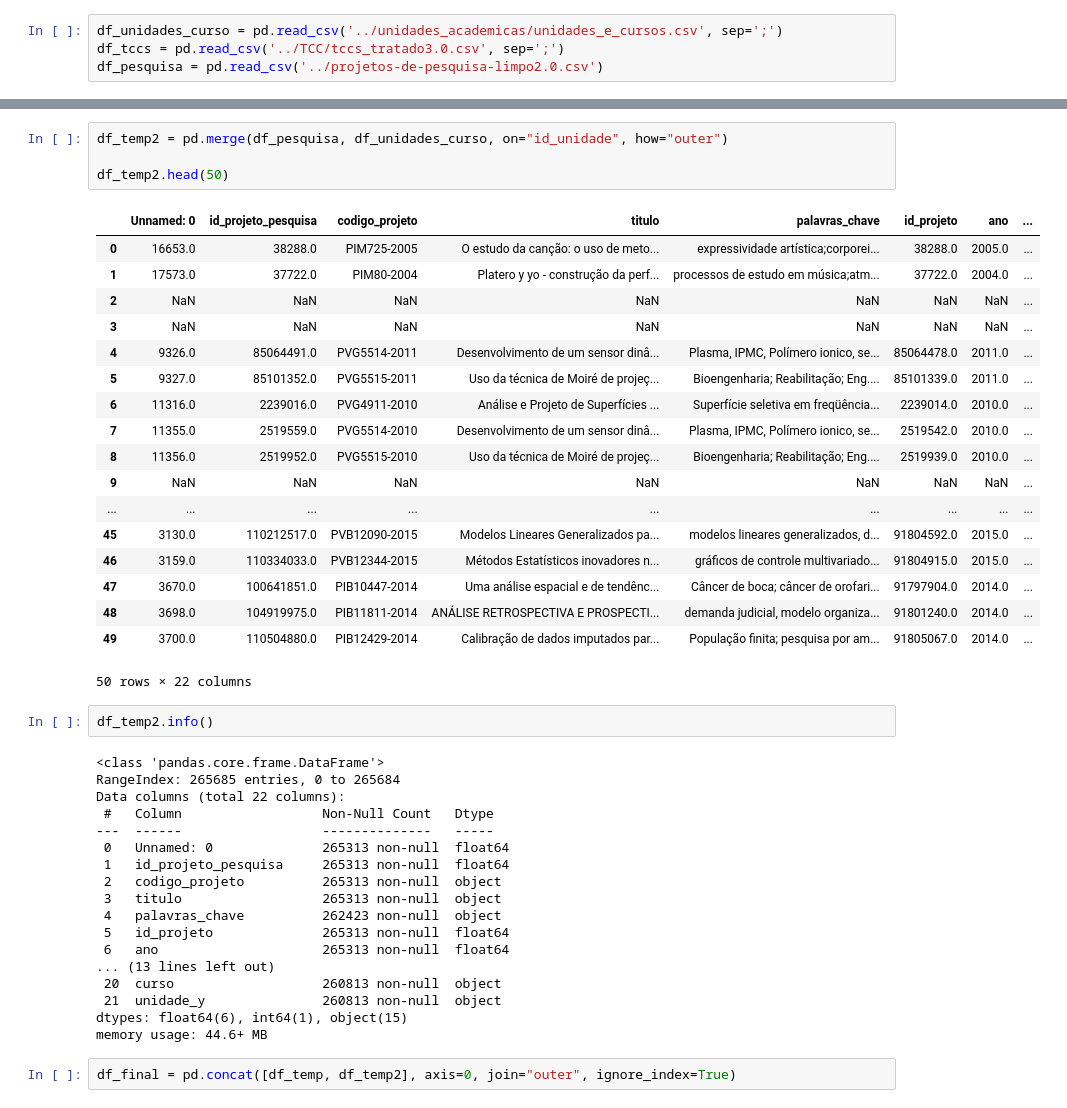
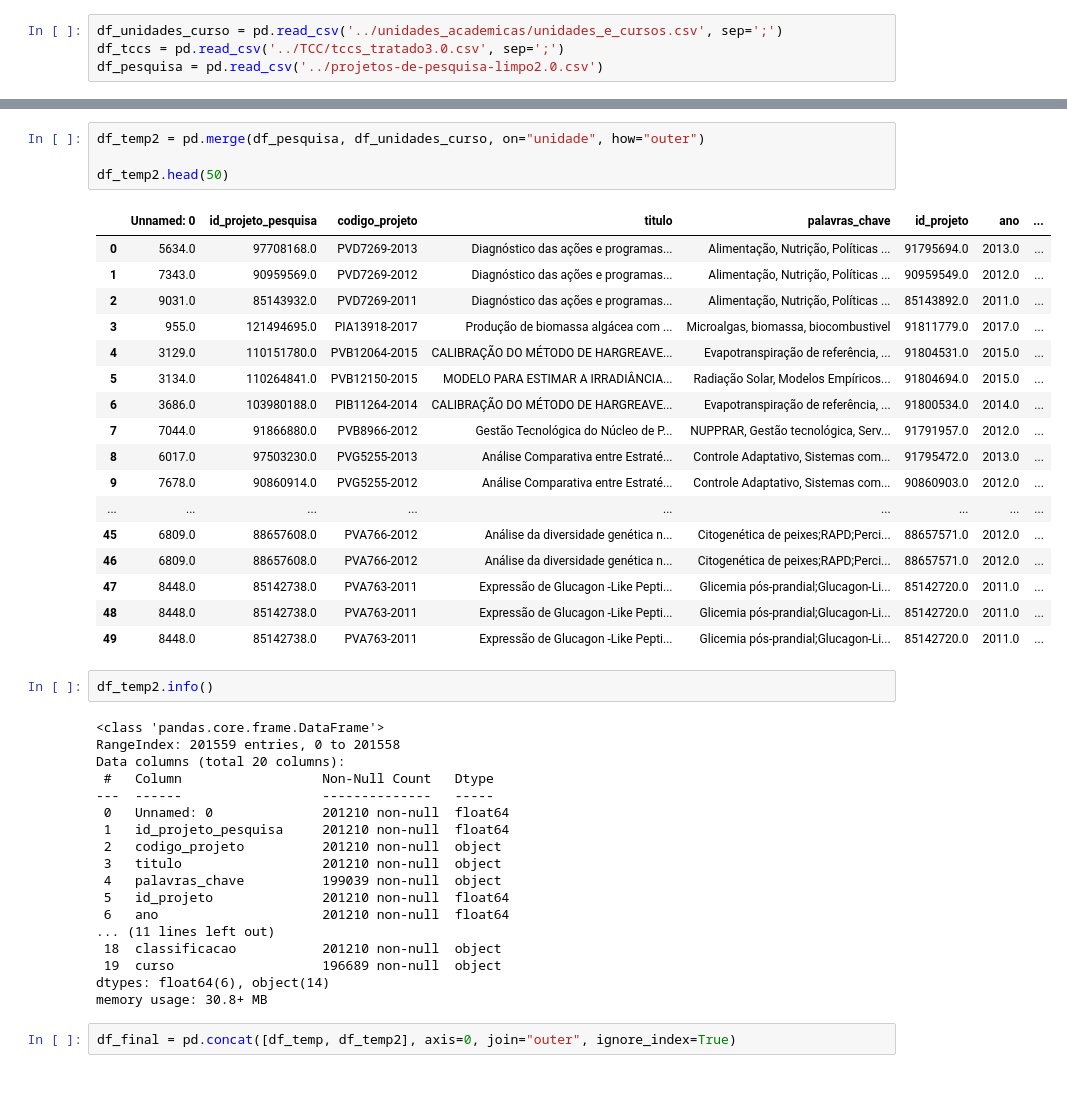
Before and after one commit to marcosdito/ciencia_de_dados, a Jupyter notebook: concatenacao/unidades_concatenado.ipynb, the cells around one changed output, grey strips where cells are left out. Cells and saved outputs as stored; diff of their text form.

Commit message:
update com merge correto

```diff
--- a/concatenacao/unidades_concatenado.ipynb
+++ b/concatenacao/unidades_concatenado.ipynb
@@ -89,46 +99,45 @@ memory usage: 13.3+ MB
 # %%
-df_temp2 = pd.merge(df_pesquisa, df_unidades_curso, on="id_unidade", how="outer")
+df_temp2 = pd.merge(df_pesquisa, df_unidades_curso, on="unidade", how="outer")
 
 df_temp2.head(50)
 # %% [output]
 |  | Unnamed: 0 | id_projeto_pesquisa | codigo_projeto | titulo | palavras_chave | id_projeto | ano | ... |
-| 0 | 16653.0 | 38288.0 | PIM725-2005 | O estudo da canção: o uso de meto... | expressividade artística;corporei... | 38288.0 | 2005.0 | ... |
-| 1 | 17573.0 | 37722.0 | PIM80-2004 | Platero y yo - construção da perf... | processos de estudo em música;atm... | 37722.0 | 2004.0 | ... |
-| 2 | NaN | NaN | NaN | NaN | NaN | NaN | NaN | ... |
-| 3 | NaN | NaN | NaN | NaN | NaN | NaN | NaN | ... |
-| 4 | 9326.0 | 85064491.0 | PVG5514-2011 | Desenvolvimento de um sensor dinâ... | Plasma, IPMC, Polímero ionico, se... | 85064478.0 | 2011.0 | ... |
-| 5 | 9327.0 | 85101352.0 | PVG5515-2011 | Uso da técnica de Moiré de projeç... | Bioengenharia; Reabilitação; Eng.... | 85101339.0 | 2011.0 | ... |
-| 6 | 11316.0 | 2239016.0 | PVG4911-2010 | Análise e Projeto de Superfícies ... | Superfície seletiva em freqüência... | 2239014.0 | 2010.0 | ... |
-| 7 | 11355.0 | 2519559.0 | PVG5514-2010 | Desenvolvimento de um sensor dinâ... | Plasma, IPMC, Polímero ionico, se... | 2519542.0 | 2010.0 | ... |
-| 8 | 11356.0 | 2519952.0 | PVG5515-2010 | Uso da técnica de Moiré de projeç... | Bioengenharia; Reabilitação; Eng.... | 2519939.0 | 2010.0 | ... |
-| 9 | NaN | NaN | NaN | NaN | NaN | NaN | NaN | ... |
+| 0 | 5634.0 | 97708168.0 | PVD7269-2013 | Diagnóstico das ações e programas... | Alimentação, Nutrição, Políticas ... | 91795694.0 | 2013.0 | ... |
+| 1 | 7343.0 | 90959569.0 | PVD7269-2012 | Diagnóstico das ações e programas... | Alimentação, Nutrição, Políticas ... | 90959549.0 | 2012.0 | ... |
+| 2 | 9031.0 | 85143932.0 | PVD7269-2011 | Diagnóstico das ações e programas... | Alimentação, Nutrição, Políticas ... | 85143892.0 | 2011.0 | ... |
+| 3 | 955.0 | 121494695.0 | PIA13918-2017 | Produção de biomassa algácea com ... | Microalgas, biomassa, biocombustivel | 91811779.0 | 2017.0 | ... |
+| 4 | 3129.0 | 110151780.0 | PVB12064-2015 | CALIBRAÇÃO DO MÉTODO DE HARGREAVE... | Evapotranspiração de referência, ... | 91804531.0 | 2015.0 | ... |
+| 5 | 3134.0 | 110264841.0 | PVB12150-2015 | MODELO PARA ESTIMAR A IRRADIÂNCIA... | Radiação Solar, Modelos Empíricos... | 91804694.0 | 2015.0 | ... |
+| 6 | 3686.0 | 103980188.0 | PIB11264-2014 | CALIBRAÇÃO DO MÉTODO DE HARGREAVE... | Evapotranspiração de referência, ... | 91800534.0 | 2014.0 | ... |
+| 7 | 7044.0 | 91866880.0 | PVB8966-2012 | Gestão Tecnológica do Núcleo de P... | NUPPRAR, Gestão tecnológica, Serv... | 91791957.0 | 2012.0 | ... |
+| 8 | 6017.0 | 97503230.0 | PVG5255-2013 | Análise Comparativa entre Estraté... | Controle Adaptativo, Sistemas com... | 91795472.0 | 2013.0 | ... |
+| 9 | 7678.0 | 90860914.0 | PVG5255-2012 | Análise Comparativa entre Estraté... | Controle Adaptativo, Sistemas com... | 90860903.0 | 2012.0 | ... |
 | ... | ... | ... | ... | ... | ... | ... | ... | ... |
-| 45 | 3130.0 | 110212517.0 | PVB12090-2015 | Modelos Lineares Generalizados pa... | modelos lineares generalizados, d... | 91804592.0 | 2015.0 | ... |
-| 46 | 3159.0 | 110334033.0 | PVB12344-2015 | Métodos Estatísticos inovadores n... | gráficos de controle multivariado... | 91804915.0 | 2015.0 | ... |
-| 47 | 3670.0 | 100641851.0 | PIB10447-2014 | Uma análise espacial e de tendênc... | Câncer de boca; câncer de orofari... | 91797904.0 | 2014.0 | ... |
-| 48 | 3698.0 | 104919975.0 | PIB11811-2014 | ANÁLISE RETROSPECTIVA E PROSPECTI... | demanda judicial, modelo organiza... | 91801240.0 | 2014.0 | ... |
-| 49 | 3700.0 | 110504880.0 | PIB12429-2014 | Calibração de dados imputados par... | População finita; pesquisa por am... | 91805067.0 | 2014.0 | ... |
+| 45 | 6809.0 | 88657608.0 | PVA766-2012 | Análise da diversidade genética n... | Citogenética de peixes;RAPD;Perci... | 88657571.0 | 2012.0 | ... |
+| 46 | 6809.0 | 88657608.0 | PVA766-2012 | Análise da diversidade genética n... | Citogenética de peixes;RAPD;Perci... | 88657571.0 | 2012.0 | ... |
+| 47 | 8448.0 | 85142738.0 | PVA763-2011 | Expressão de Glucagon -Like Pepti... | Glicemia pós-prandial;Glucagon-Li... | 85142720.0 | 2011.0 | ... |
+| 48 | 8448.0 | 85142738.0 | PVA763-2011 | Expressão de Glucagon -Like Pepti... | Glicemia pós-prandial;Glucagon-Li... | 85142720.0 | 2011.0 | ... |
+| 49 | 8448.0 | 85142738.0 | PVA763-2011 | Expressão de Glucagon -Like Pepti... | Glicemia pós-prandial;Glucagon-Li... | 85142720.0 | 2011.0 | ... |
-50 rows × 22 columns
 # %%
 df_temp2.info()
 # %% [output]
 <class 'pandas.core.frame.DataFrame'>
-RangeIndex: 265685 entries, 0 to 265684
-Data columns (total 22 columns):
+RangeIndex: 201559 entries, 0 to 201558
+Data columns (total 20 columns):
  #   Column                  Non-Null Count   Dtype
 ---  ------                  --------------   -----
- 0   Unnamed: 0              265313 non-null  float64
- 1   id_projeto_pesquisa     265313 non-null  float64
- 2   codigo_projeto          265313 non-null  object
- 3   titulo                  265313 non-null  object
- 4   palavras_chave          262423 non-null  object
- 5   id_projeto              265313 non-null  float64
- 6   ano                     265313 non-null  float64
-... (13 lines left out)
- 20  curso                   260813 non-null  object
- 21  unidade_y               260813 non-null  object
-dtypes: float64(6), int64(1), object(15)
-memory usage: 44.6+ MB
+ 0   Unnamed: 0              201210 non-null  float64
+ 1   id_projeto_pesquisa     201210 non-null  float64
+ 2   codigo_projeto          201210 non-null  object
+ 3   titulo                  201210 non-null  object
+ 4   palavras_chave          199039 non-null  object
+ 5   id_projeto              201210 non-null  float64
+ 6   ano                     201210 non-null  float64
+... (11 lines left out)
+ 18  classificacao           201210 non-null  object
+ 19  curso                   196689 non-null  object
+dtypes: float64(6), object(14)
+memory usage: 30.8+ MB
 # %%
 df_final = pd.concat([df_temp, df_temp2], axis=0, join="outer", ignore_index=True)
 # %%
```
Also changed, not shown: parts of 4 cells of this notebook, 6 other files.
